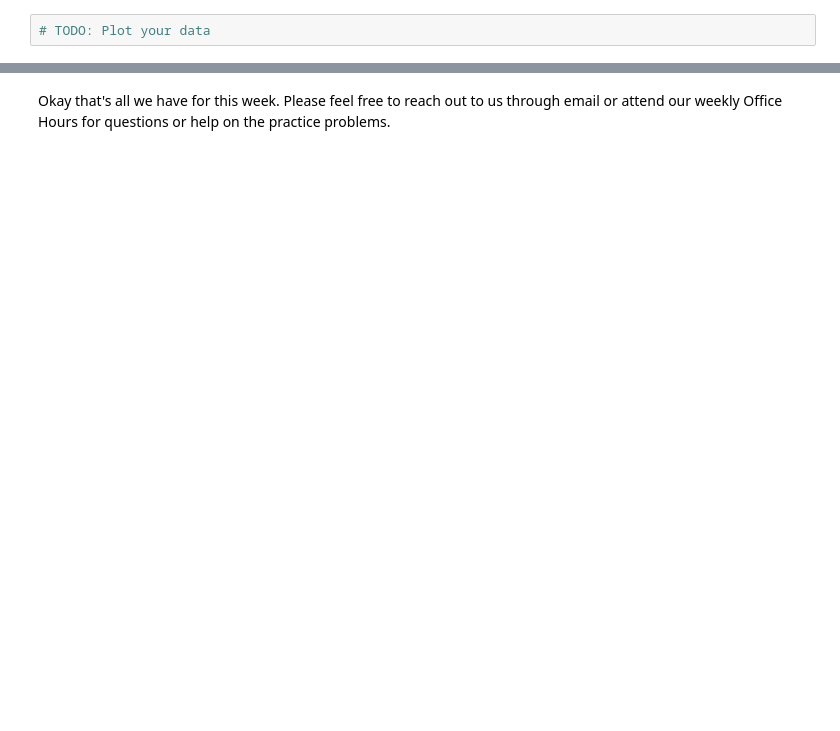
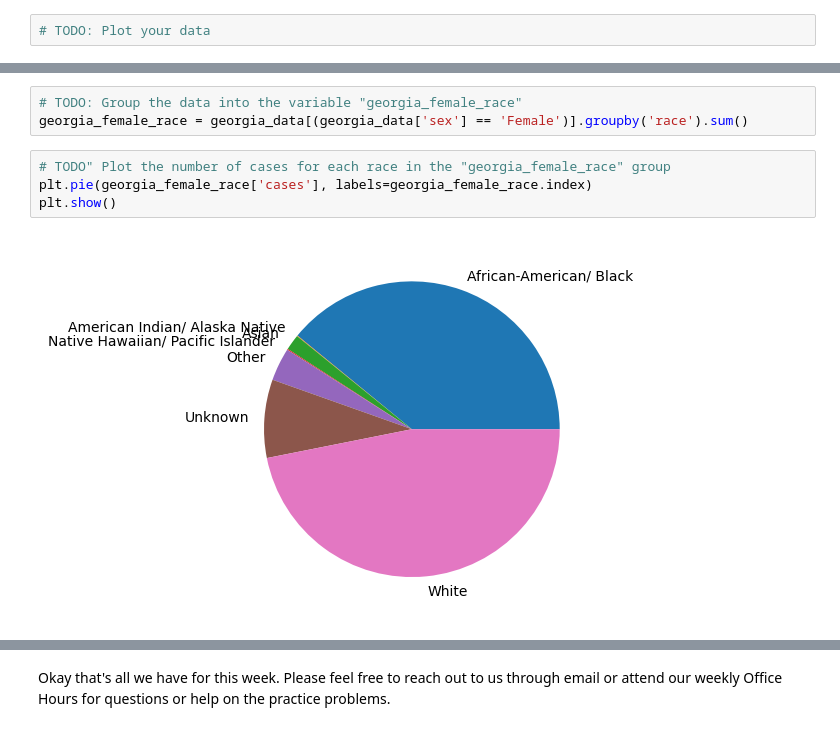
Before and after one commit to Sci-Teens/ecology-program, a Jupyter notebook: lessons/3_introduction_to_plotting_data.ipynb, the cells around one changed output, grey strips where cells are left out. Drawn from its saved outputs; the diff is of its cells as text; blank space fills up the shorter version.

```diff
--- a/lessons/3_introduction_to_plotting_data.ipynb
+++ b/lessons/3_introduction_to_plotting_data.ipynb
@@ -183,0 +181,9 @@ For practice, take a look at the graph below. Can you tell how many variables we
+# %%
+# TODO: Group the data into the variable "georgia_female_race"
+georgia_female_race = georgia_data[(georgia_data['sex'] == 'Female')].groupby('race').sum()
+# %%
+# TODO" Plot the number of cases for each race in the "georgia_female_race" group
+plt.pie(georgia_female_race['cases'], labels=georgia_female_race.index)
+plt.show()
+# %% [output]
+[figure, added]
```
Also changed, not shown: parts of 27 cells of this notebook, 1 other file.
